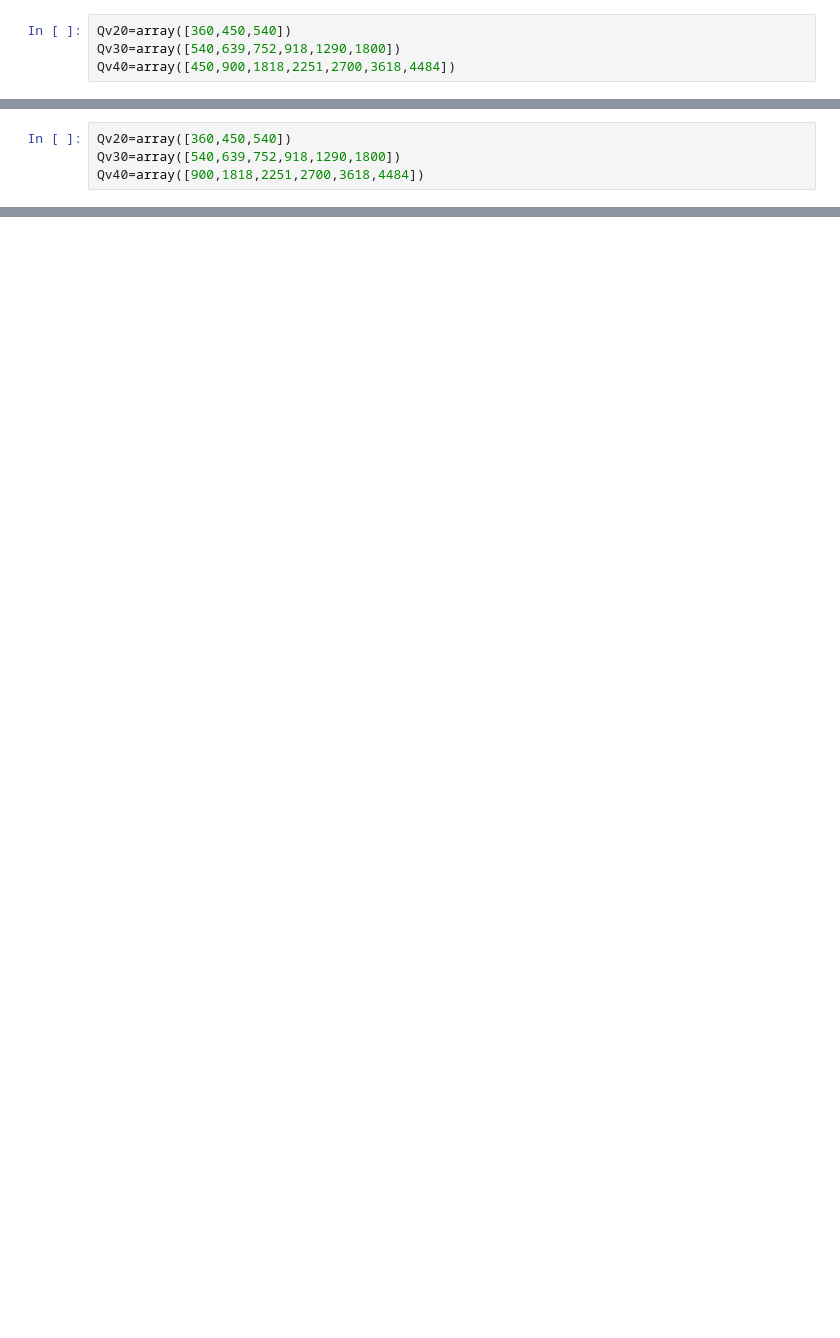
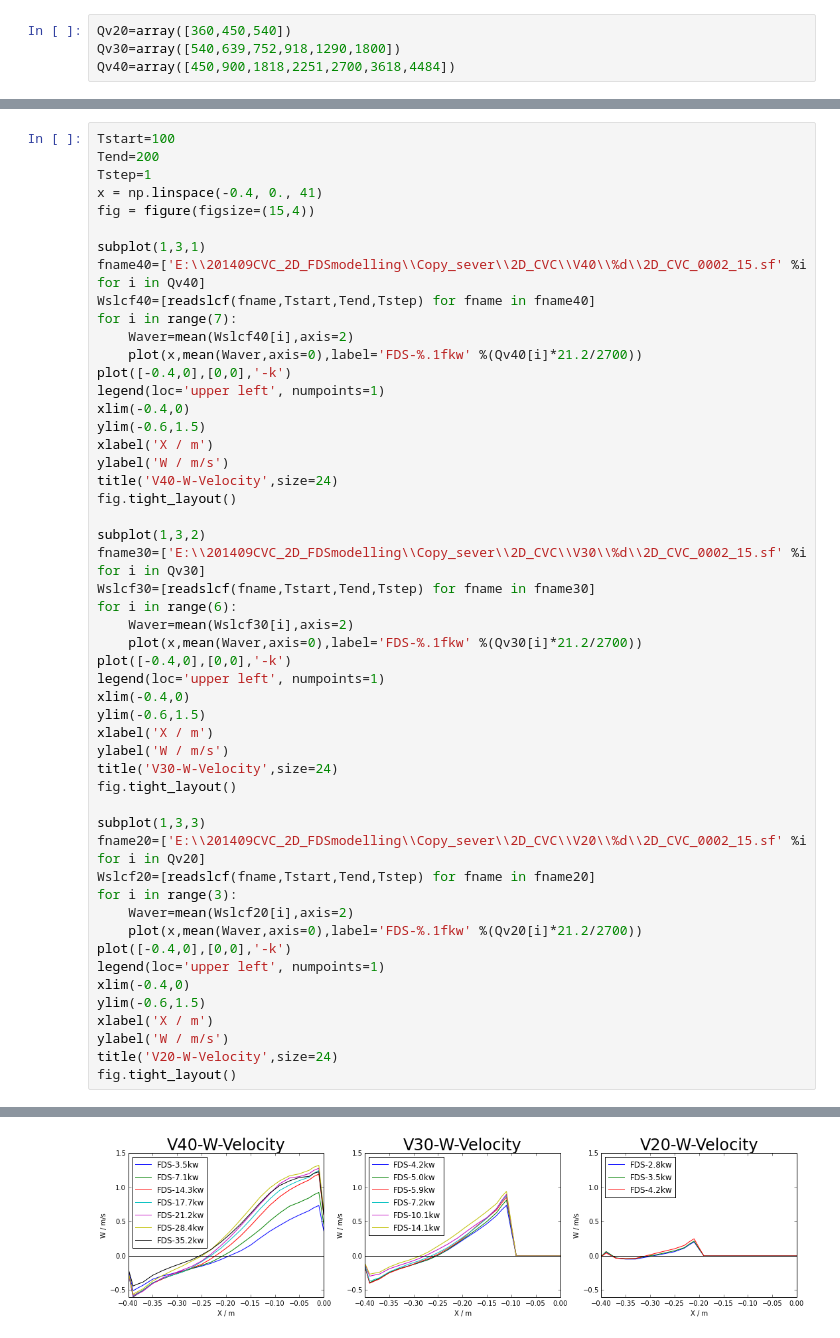
Before and after one commit to cooperhe/2D_CVC, a Jupyter notebook: 2D_simulation_result_visualization.ipynb, the cells around one changed output, grey strips where cells are left out. Saved outputs shown, nothing was run; the diff lists cells and outputs as text; blank space fills up the shorter version.

```diff
--- a/2D_simulation_result_visualization.ipynb
+++ b/2D_simulation_result_visualization.ipynb
@@ -245,4 +126,0 @@ fig.tight_layout()
-# %%
-Qv20=array([360,450,540])
-Qv30=array([540,639,752,918,1290,1800])
-Qv40=array([900,1818,2251,2700,3618,4484])
@@ -358,0 +127,52 @@ interact(SLCF, t=(0, 333, 1));
+# %%
+Tstart=100
+Tend=200
+Tstep=1
+x = np.linspace(-0.4, 0., 41)
+fig = figure(figsize=(15,4))
+
+subplot(1,3,1)
+fname40=['E:\\201409CVC_2D_FDSmodelling\\Copy_sever\\2D_CVC\\V40\\%d\\2D_CVC_0002_15.sf' %i for i in Qv40]
+Wslcf40=[readslcf(fname,Tstart,Tend,Tstep) for fname in fname40]
+for i in range(7):
+    Waver=mean(Wslcf40[i],axis=2)
+    plot(x,mean(Waver,axis=0),label='FDS-%.1fkw' %(Qv40[i]*21.2/2700))
+plot([-0.4,0],[0,0],'-k')
+legend(loc='upper left', numpoints=1)
+xlim(-0.4,0)
+ylim(-0.6,1.5)
+xlabel('X / m')
+ylabel('W / m/s')
+title('V40-W-Velocity',size=24)
+fig.tight_layout()
+
+subplot(1,3,2)
+fname30=['E:\\201409CVC_2D_FDSmodelling\\Copy_sever\\2D_CVC\\V30\\%d\\2D_CVC_0002_15.sf' %i for i in Qv30]
+Wslcf30=[readslcf(fname,Tstart,Tend,Tstep) for fname in fname30]
+for i in range(6):
+    Waver=mean(Wslcf30[i],axis=2)
+    plot(x,mean(Waver,axis=0),label='FDS-%.1fkw' %(Qv30[i]*21.2/2700))
+plot([-0.4,0],[0,0],'-k')
+legend(loc='upper left', numpoints=1)
+xlim(-0.4,0)
+ylim(-0.6,1.5)
+xlabel('X / m')
+ylabel('W / m/s')
+title('V30-W-Velocity',size=24)
+fig.tight_layout()
+
+subplot(1,3,3)
+fname20=['E:\\201409CVC_2D_FDSmodelling\\Copy_sever\\2D_CVC\\V20\\%d\\2D_CVC_0002_15.sf' %i for i in Qv20]
+Wslcf20=[readslcf(fname,Tstart,Tend,Tstep) for fname in fname20]
+for i in range(3):
+    Waver=mean(Wslcf20[i],axis=2)
+    plot(x,mean(Waver,axis=0),label='FDS-%.1fkw' %(Qv20[i]*21.2/2700))
+plot([-0.4,0],[0,0],'-k')
+legend(loc='upper left', numpoints=1)
+xlim(-0.4,0)
+ylim(-0.6,1.5)
+xlabel('X / m')
+ylabel('W / m/s')
+title('V20-W-Velocity',size=24)
+fig.tight_layout()
+# %% [output]
@@ -358,0 +195 @@ interact(SLCF, t=(0, 333, 1));
+[figure, added]
```
Also changed, not shown: parts of 17 cells of this notebook, 1 other file.
